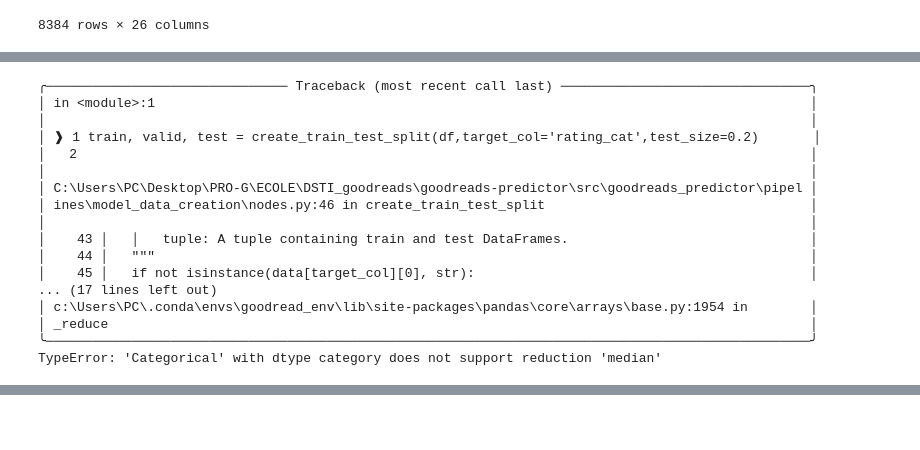
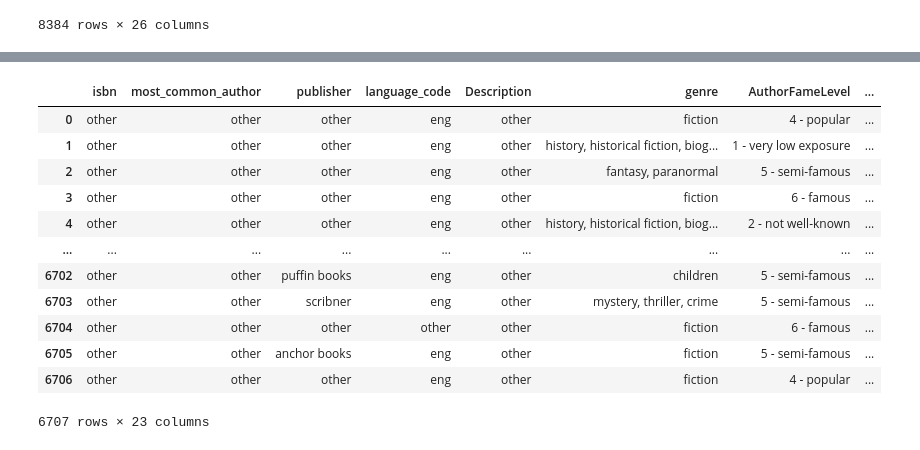
Before and after one commit to Egjfour/dsti_goodreads_rating_predictions, a Jupyter notebook: goodreads-predictor/notebooks/from_reg_to_classification.ipynb, the cells around one changed output, grey strips where cells are left out. Saved outputs shown, nothing was run; the diff lists cells and outputs as text; code cells hidden in the pictures; blank space fills up the shorter version.

```diff
--- a/goodreads-predictor/notebooks/from_reg_to_classification.ipynb
+++ b/goodreads-predictor/notebooks/from_reg_to_classification.ipynb
@@ -75,9 +87,12 @@ quartiles
 0.75    4.13
 Name: average_rating, dtype: float64
 # %%
-# Use quartiles as thresholds to convert the continuous variable to a categorical one
-# Create a new column with the categorical variable using the pd.qcut() function
-df['rating_cat'] = pd.qcut(df['average_rating'], q=3, labels=[1, 2, 3,])
+# Use quartiles as compasses to convert the continuous variable to a categorical one using custom bins
+# Create a new column with the categorical variable using thresholds
+
+df['rating_cat'] = pd.cut(df['average_rating'],
+                          bins=[-float('inf'), 3.78,float('inf')],
+                          labels=[0, 1])
 # %%
 df
 # %% [output]
@@ -103,24 +118,21 @@ from goodreads_predictor.pipelines.model_data_creation.nodes import create_train
 # %%
 train, valid, test = create_train_test_split(df,target_col='rating_cat',test_size=0.2)
-# %% [output]
-╭─────────────────────────────── Traceback (most recent call last) ────────────────────────────────╮
-│ in <module>:1                                                                                    │
-│                                                                                                  │
-│ ❱ 1 train, valid, test = create_train_test_split(df,target_col='rating_cat',test_size=0.2)       │
-│   2                                                                                              │
-│                                                                                                  │
-│ C:\Users\PC\Desktop\PRO-G\ECOLE\DSTI_goodreads\goodreads-predictor\src\goodreads_predictor\pipel │
-│ ines\model_data_creation\nodes.py:46 in create_train_test_split                                  │
-│                                                                                                  │
-│    43 │   │   tuple: A tuple containing train and test DataFrames.                               │
-│    44 │   """                                                                                    │
-│    45 │   if not isinstance(data[target_col][0], str):                                           │
-... (17 lines left out)
-│ c:\Users\PC\.conda\envs\goodread_env\lib\site-packages\pandas\core\arrays\base.py:1954 in        │
-│ _reduce                                                                                          │
-╰──────────────────────────────────────────────────────────────────────────────────────────────────╯
-TypeError: 'Categorical' with dtype category does not support reduction 'median'
 # %%
 factor_lumper = create_factor_lumper(threshold=30, is_top_n=False, is_percentage=False)
 # %%
 train, valid, test, fitted_factor_lumper = apply_factor_lumping(train_data=train, valid_data=valid, test_data=test, factor_lumper=factor_lumper)
+# %%
+# Function to clean the three splits
+def clean_data(data):
+    # Remove UMAP1 and UMAP2 columns
+    data = data.drop(['UMAP1', 'UMAP2'], axis=1)
+    # Remove the title column
+    data = data.drop(['title'], axis=1)
+    return data
+# %%
+train = clean_data(train)
+test = clean_data(test)
+valid = clean_data(valid)
+# %%
+train
+# %% [output]
@@ -126,0 +140,13 @@ train, valid, test, fitted_factor_lumper = apply_factor_lumping(train_data=train
+|  | isbn | most_common_author | publisher | language_code | Description | genre | AuthorFameLevel | ... |
+| 0 | other | other | other | eng | other | fiction | 4 - popular | ... |
+| 1 | other | other | other | eng | other | history, historical fiction, biog... | 1 - very low exposure | ... |
+| 2 | other | other | other | eng | other | fantasy, paranormal | 5 - semi-famous | ... |
+| 3 | other | other | other | eng | other | fiction | 6 - famous | ... |
+| 4 | other | other | other | eng | other | history, historical fiction, biog... | 2 - not well-known | ... |
+| ... | ... | ... | ... | ... | ... | ... | ... | ... |
+| 6702 | other | other | puffin books | eng | other | children | 5 - semi-famous | ... |
+| 6703 | other | other | scribner | eng | other | mystery, thriller, crime | 5 - semi-famous | ... |
+| 6704 | other | other | other | other | other | fiction | 6 - famous | ... |
+| 6705 | other | other | anchor books | eng | other | fiction | 5 - semi-famous | ... |
+| 6706 | other | other | other | eng | other | fiction | 4 - popular | ... |
+6707 rows × 23 columns
```
Also changed, not shown: parts of 30 cells of this notebook, 1 other file.
